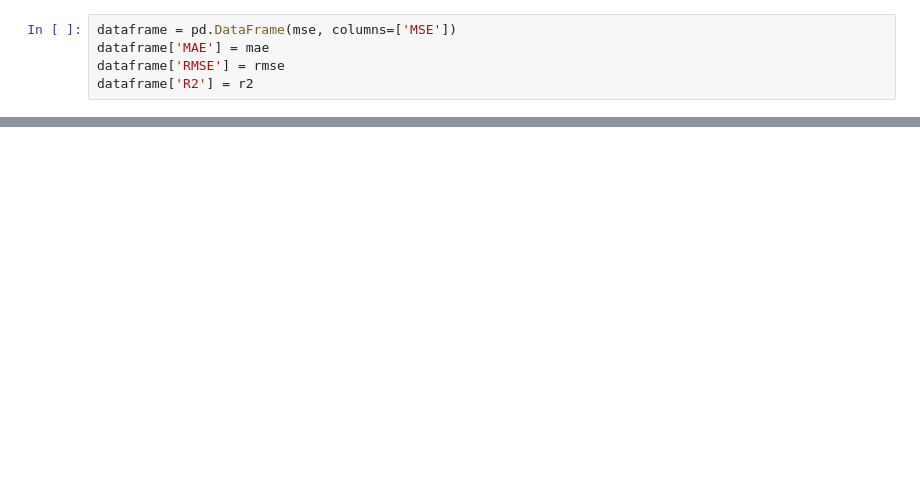
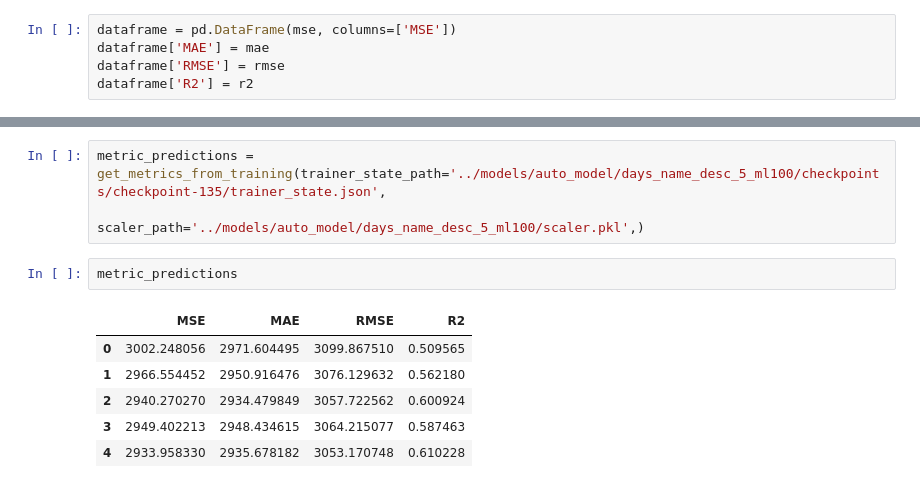
Before and after one commit to Norceis/nlp2, a Jupyter notebook: src/data_visualization.ipynb, the cells around one changed output, grey strips where cells are left out. Drawn from its saved outputs; the diff is of its cells as text; blank space fills up the shorter version.

```diff
--- a/src/data_visualization.ipynb
+++ b/src/data_visualization.ipynb
@@ -70,0 +64,12 @@ px.line(dataframe)
+# %%
+metric_predictions = get_metrics_from_training(trainer_state_path='../models/auto_model/days_name_desc_5_ml100/checkpoints/checkpoint-135/trainer_state.json',
+                                               scaler_path='../models/auto_model/days_name_desc_5_ml100/scaler.pkl',)
+# %%
+metric_predictions
+# %% [output]
+|  | MSE | MAE | RMSE | R2 |
+| 0 | 3002.248056 | 2971.604495 | 3099.867510 | 0.509565 |
+| 1 | 2966.554452 | 2950.916476 | 3076.129632 | 0.562180 |
+| 2 | 2940.270270 | 2934.479849 | 3057.722562 | 0.600924 |
+| 3 | 2949.402213 | 2948.434615 | 3064.215077 | 0.587463 |
+| 4 | 2933.958330 | 2935.678182 | 3053.170748 | 0.610228 |
```
Also changed, not shown: parts of 22 cells of this notebook, 8 other files.
